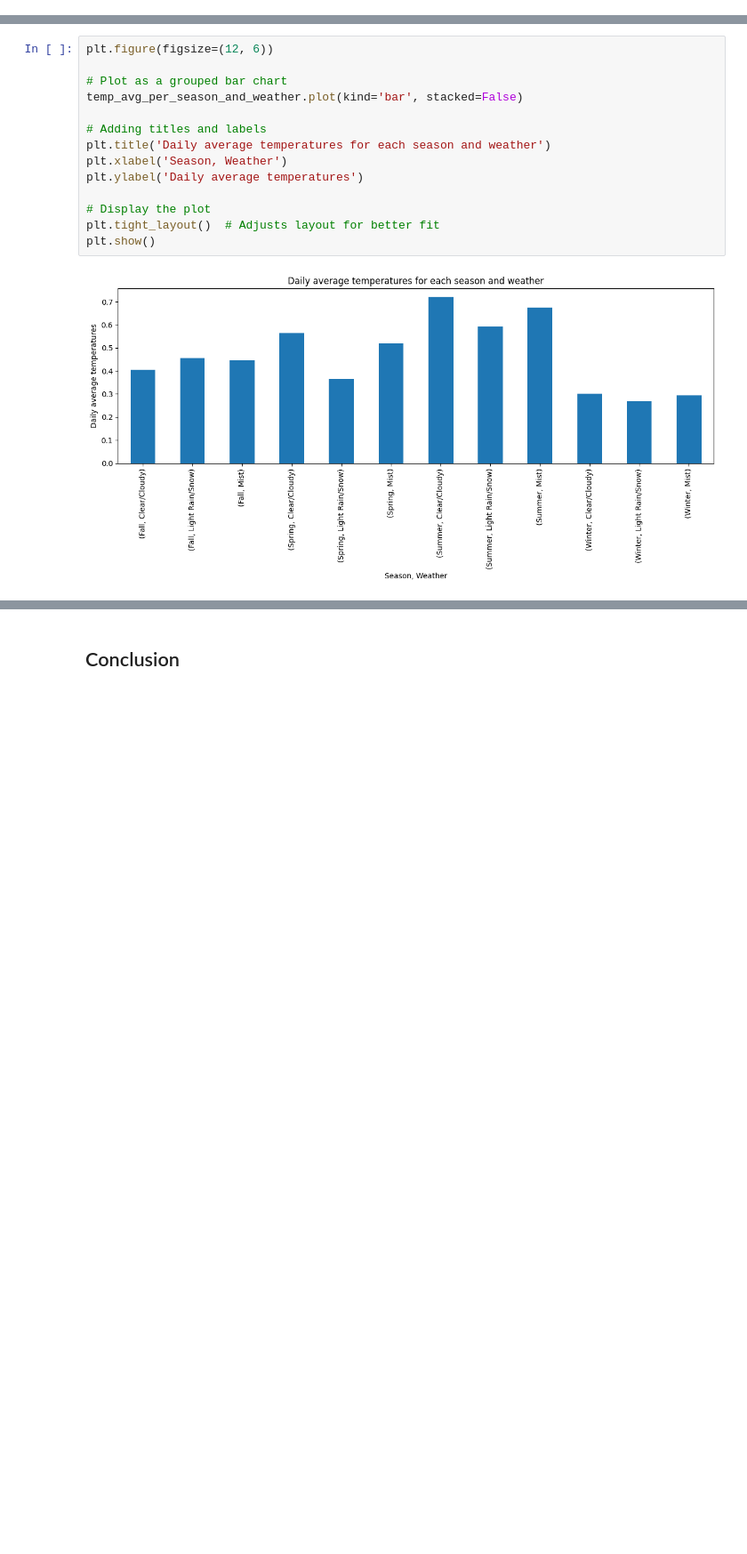
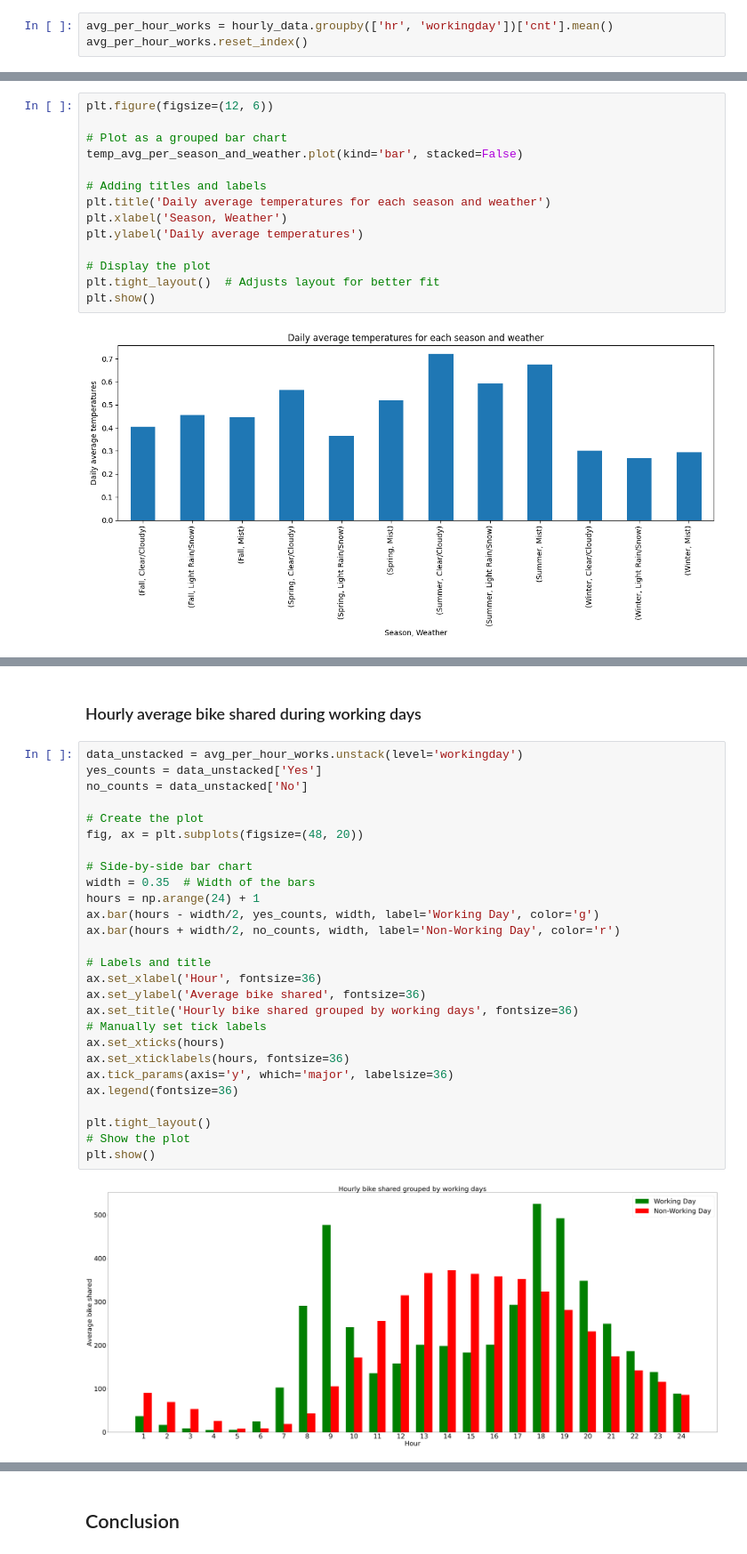
Before and after one commit to goodguythor/bike-sharing-dashboard, a Jupyter notebook: bike_sharing.ipynb, the cells around one changed output, grey strips where cells are left out. Shown at 89% size. Cells and saved outputs as stored; diff of their text form; blank space fills up the shorter version.

```diff
--- a/bike_sharing.ipynb
+++ b/bike_sharing.ipynb
@@ -301,0 +307,3 @@ temp_avg_per_hour.reset_index()
+# %%
+avg_per_hour_works = hourly_data.groupby(['hr', 'workingday'])['cnt'].mean()
+avg_per_hour_works.reset_index()
@@ -364,0 +413,31 @@ plt.show()
+# %% [markdown]
+### Hourly average bike shared during working days
+# %%
+data_unstacked = avg_per_hour_works.unstack(level='workingday')
+yes_counts = data_unstacked['Yes']
+no_counts = data_unstacked['No']
+
+# Create the plot
+fig, ax = plt.subplots(figsize=(48, 20))
+
+# Side-by-side bar chart
+width = 0.35  # Width of the bars
+hours = np.arange(24) + 1
+ax.bar(hours - width/2, yes_counts, width, label='Working Day', color='g')
+ax.bar(hours + width/2, no_counts, width, label='Non-Working Day', color='r')
+
+# Labels and title
+ax.set_xlabel('Hour', fontsize=36)
+ax.set_ylabel('Average bike shared', fontsize=36)
+ax.set_title('Hourly bike shared grouped by working days', fontsize=36)
+# Manually set tick labels
+ax.set_xticks(hours)
+ax.set_xticklabels(hours, fontsize=36)
+ax.tick_params(axis='y', which='major', labelsize=36)
+ax.legend(fontsize=36)
+
+plt.tight_layout()
+# Show the plot
+plt.show()
+# %% [output]
+[figure, added]
```
Also changed, not shown: parts of 24 cells of this notebook.
